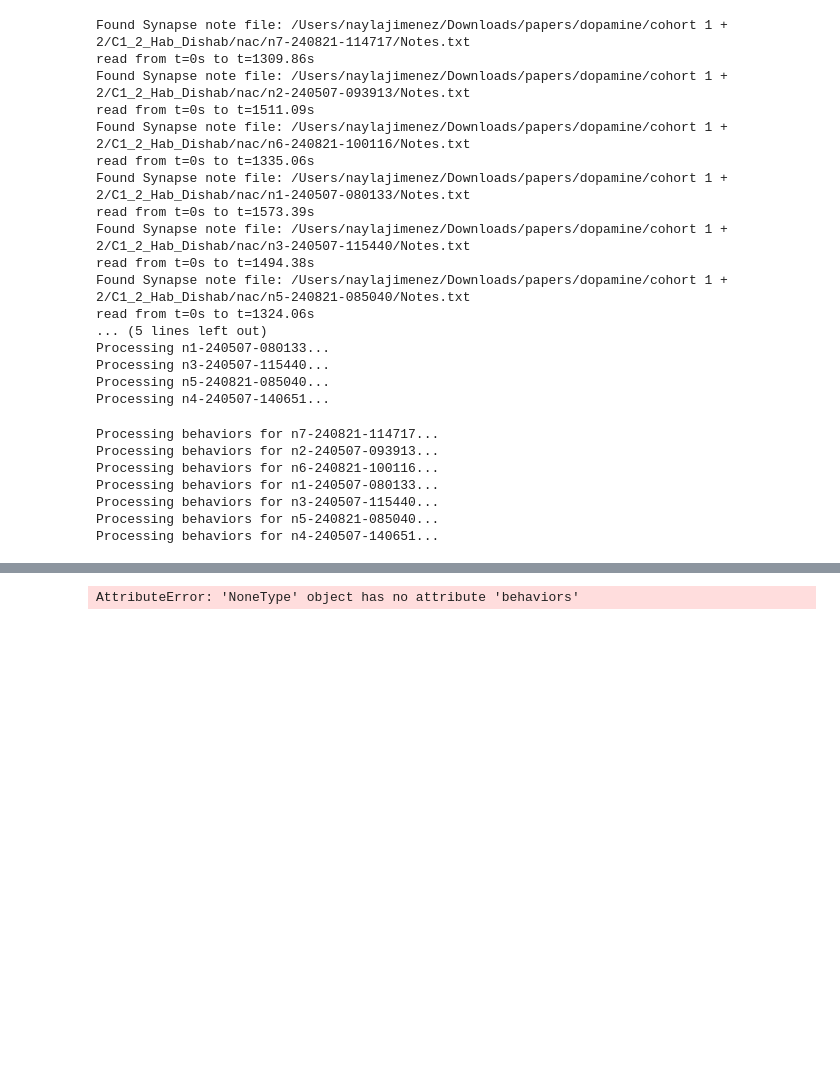
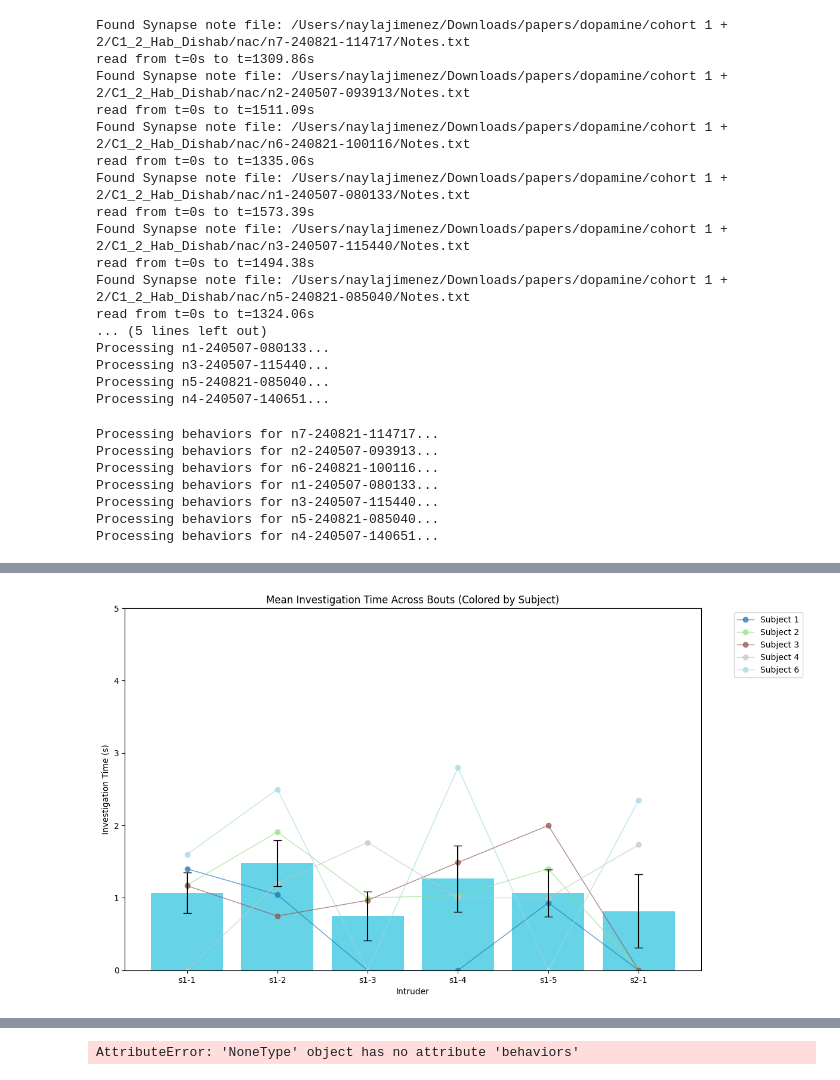
Before and after one commit to padillacoreanolab/Fiber_Photometry, a Jupyter notebook: Hab Dishab/hd_analysis.ipynb, the cells around one changed output, grey strips where cells are left out. Cells and saved outputs as stored; diff of their text form; code cells hidden in the pictures; blank space fills up the shorter version.

```diff
--- a/Hab Dishab/hd_analysis.ipynb
+++ b/Hab Dishab/hd_analysis.ipynb
@@ -64,0 +138,99 @@ Total Investigation Time
+# %%
+def hab_dishab_plot_y_across_bouts_colored(
+    df,
+    title='Mean Across Bouts',
+    ylabel='Mean Value',
+    custom_xtick_labels=None,
+    custom_xtick_colors=None,
+    ylim=None,
+    bar_color='#00B7D7',
+    yticks_increment=None,
+    xlabel='Intruder',
+    figsize=(12,7),
+    pad_inches=1,
+    cmap_name='tab10'
+):
+    """
+    Plots the mean values (with SEM error bars) for each bout, plus each subject's data
+    in a unique color. The color map can be customized via `cmap_name` (e.g. 'tab10', 'tab20').
+    """
+    fig, ax = plt.subplots(figsize=figsize)
+
+    # Calculate means and SEM across subjects
+    means = df.mean(axis=0)
+    sems = df.sem(axis=0)
+    x = np.arange(len(df.columns))
+
+    # Create a color map to get a unique color for each subject
+    cmap = plt.cm.get_cmap(cmap_name, len(df.index))
+
+    # -------------------------------------------------------
+    # Plot each subject's data in a unique color + label
+    # -------------------------------------------------------
+    for i, idx in enumerate(df.index):
+        subject_color = cmap(i)
+        label = f"Subject {idx}"  # <--- ADDED: a label for the legend
+        ax.plot(
+            x,
+            df.loc[idx, :],
+            color=subject_color,
+            alpha=0.7,
+            marker='o',
+            linewidth=1,
+            label=label             # <--- ADDED: pass the label here
+        )
+
+    # Bar chart for the means + error bars
+    ax.bar(x, means, yerr=sems, color=bar_color, alpha=0.6, capsize=5)
+
+    # Set x-axis ticks/labels
+    if custom_xtick_labels is not None:
+        ax.set_xticks(x)
+        ax.set_xticklabels(custom_xtick_labels)
+        if custom_xtick_colors is not None:
+            for tick_label, c in zip(ax.get_xticklabels(), custom_xtick_colors):
+                tick_label.set_color(c)
+    else:
+        ax.set_xticks(x)
+        ax.set_xticklabels(df.columns)
+
+    # Labels and title
+    ax.set_title(title)
+    ax.set_ylabel(ylabel)
+    ax.set_xlabel(xlabel)
+
+    # Y-axis limit
+    if ylim is not None:
+        ax.set_ylim(ylim)
+
+    # Custom y-ticks increment
+    if yticks_increment is not None:
+        start, end = ax.get_ylim()
+        ax.set_yticks(np.arange(start, end + yticks_increment, yticks_increment))
+
+    # -------------------------------------------------------
+    # ADDED LEGEND: show the subject labels
+    # -------------------------------------------------------
+    # You can place the legend in many ways. For example, to the right:
+    ax.legend(bbox_to_anchor=(1.05, 1), loc='upper left')
+    # or simply:
+    # ax.legend(loc='best')
+
+    plt.tight_layout(pad=pad_inches)
+    plt.show()
+
+
+# Suppose pivot_df is the DataFrame used in your plot function.
+# Fill NaN with 0 for all subjects/bouts.
+    pivot_df = pivot_df.fillna(0)
+
+# Now re-plot
+hab_dishab_plot_y_across_bouts_colored(
+    df=pivot_df,
+    title="Mean Investigation Time Across Bouts (Colored by Subject)",
+    ylabel="Investigation Time (s)",
+    ylim=(0, 5),
+    cmap_name='tab20'
+)
+# %% [output]
+[figure, added]
```
Also changed, not shown: parts of 18 cells of this notebook.
